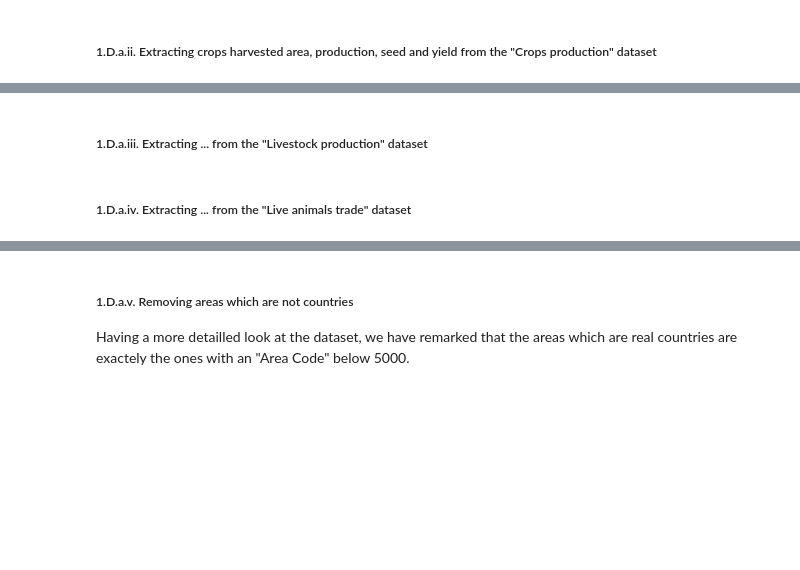
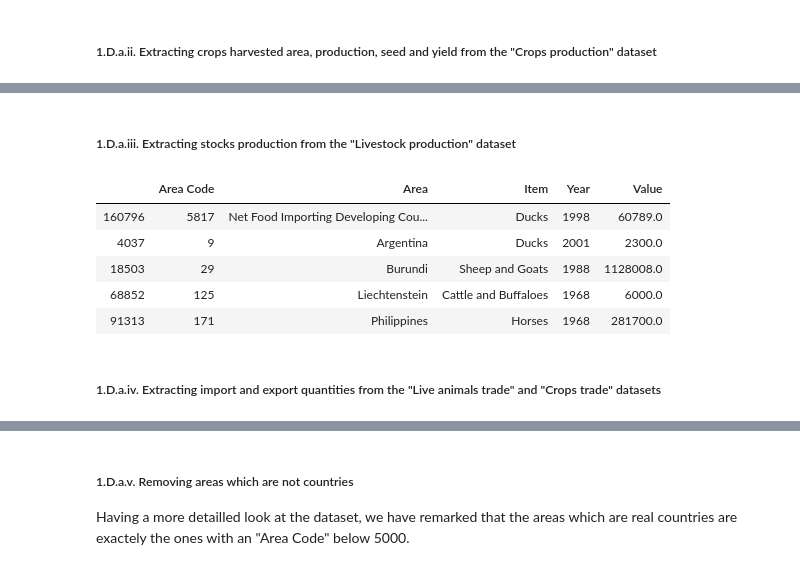
Before and after one commit to martin-ev/ADA-project, a Jupyter notebook: Scripts/Milestone 2.ipynb, the cells around one changed output, grey strips where cells are left out. Cells and saved outputs as stored; diff of their text form; code cells hidden in the pictures; blank space fills up the shorter version.

```diff
--- a/Scripts/Milestone 2.ipynb
+++ b/Scripts/Milestone 2.ipynb
@@ -343,6 +335,17 @@ display(df_useful['Crops Yield'].sample(5))
 # %% [markdown]
-##### 1.D.a.iii. Extracting ... from the "Livestock production" dataset<a name="1Daiii"></a>
+##### 1.D.a.iii. Extracting stocks production from the "Livestock production" dataset<a name="1Daiii"></a>
-# %%
-df_useful['Livestock production'] = df['Livestock production']
+# %%
+selection_stocks = df['Livestock production']["Element"] == 'Stocks'
+
+df_useful['Livestock production'] = df['Livestock production'][selection_stocks].drop(columns=['Item Code', "Element Code", "Element", "Year Code", "Unit", "Flag"])
+# %%
+display(df_useful['Livestock production'].sample(5))
+# %% [output]
+|  | Area Code | Area | Item | Year | Value |
+| 160796 | 5817 | Net Food Importing Developing Cou... | Ducks | 1998 | 60789.0 |
+| 4037 | 9 | Argentina | Ducks | 2001 | 2300.0 |
+| 18503 | 29 | Burundi | Sheep and Goats | 1988 | 1128008.0 |
+| 68852 | 125 | Liechtenstein | Cattle and Buffaloes | 1968 | 6000.0 |
+| 91313 | 171 | Philippines | Horses | 1968 | 281700.0 |
 # %% [markdown]
-##### 1.D.a.iv. Extracting ... from the "Live animals trade" dataset<a name="1Daiv"></a>
+##### 1.D.a.iv. Extracting import and export quantities from the "Live animals trade" and "Crops trade" datasets<a name="1Daiv"></a>
```
Also changed, not shown: parts of 38 cells of this notebook, 3 other files.
